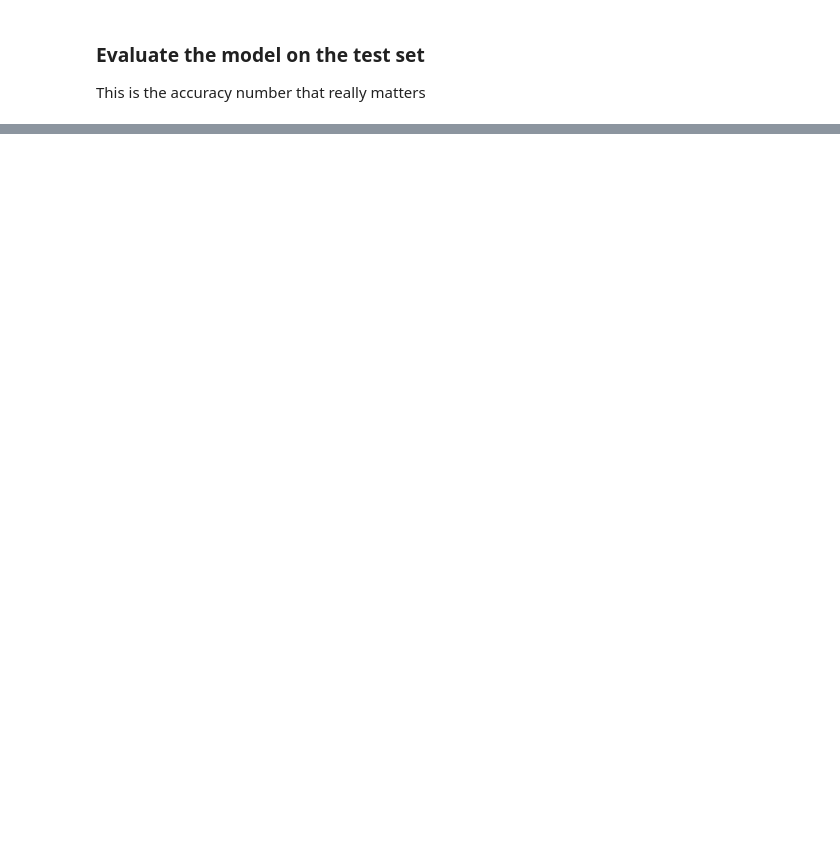
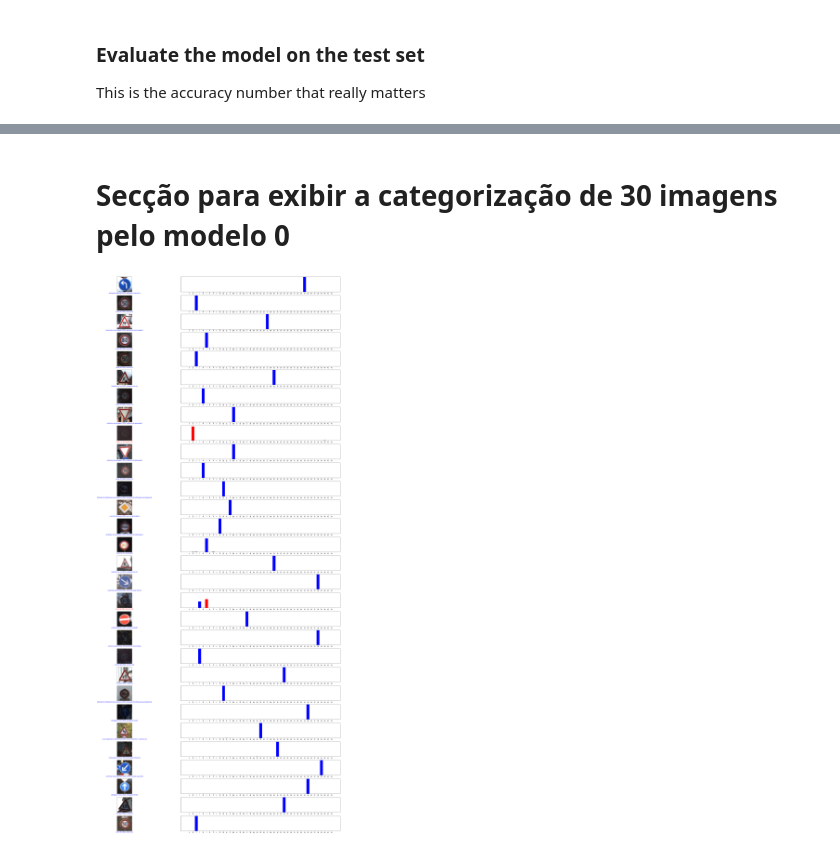
Before and after one commit to Zayts3v/TA-2020, a Jupyter notebook: Trabalho.ipynb, the cells around one changed output, grey strips where cells are left out. Saved outputs shown, nothing was run; the diff lists cells and outputs as text; code cells hidden in the pictures; blank space fills up the shorter version.

```diff
--- a/Trabalho.ipynb
+++ b/Trabalho.ipynb
@@ -164,7 +181,7 @@ show_batch(image_batch, label_batch.numpy())
 ### Build a simple network
 # %%
 from tensorflow.keras.models import Sequential
-from tensorflow.keras.layers import Dense, Dropout, Activation, Flatten, Conv2D, MaxPooling2D,GlobalAveragePooling2D
+from tensorflow.keras.layers import Dense, Dropout, Activation, Flatten, Conv2D, MaxPooling2D,GlobalAveragePooling2D, BatchNormalization
 from tensorflow.keras import metrics
 from tensorflow.keras.optimizers import Adam, Adadelta
 
@@ -187,10 +204,11 @@ def cnn55D3L2FC(classCount, imgSize, channels):
 
 
     model.add(Flatten())
-    model.add(Dense(128, activation='relu'))
+    model.add(Dense(256, activation='relu'))
+    model.add(BatchNormalization())
     model.add(Dropout(0.4))
-    model.add(Dense(64, activation='relu'))
-    model.add(Dropout(0.4))
+    #model.add(Dense(64, activation='relu'))
+    #model.add(Dropout(0.4))
     #model.add(Dense(128, activation='relu'))
     #model.add(Dropout(0.4))
 
@@ -300,3 +460,5 @@ models[4].evaluate(testset)
+# %% [markdown]
+# Secção para exibir a categorização de 30 imagens pelo modelo 0
 # %%
 
 class_names = np.array(['limite 20','limite 30', 'limite 50', 'limmite 60', 'limite 70', 'limite 80', 'fim limite 80', 'limite 100', 'limite 120', 'proibição de ultrapassar', 'proibição de ultrapassar para pesados', 'cruzamento', 'via com prioridade', 'cedência de passagem', 'stop', 'trânsito proibido', 'trânsito proibido mercadorias', 'sentido proibido', 'perigo qualquer', 'curva esquerda', 'curva direita', 'curva esquerda e contracurva', 'lomba ou depressão', 'pavimento escorregadio', 'passagem estreita', 'trabalhos na via', 'sinalização luminosa', 'travessia de peões', 'crianças', 'ciclistas', 'neve', 'animais', 'fim proibição', 'obrigação direita', 'obrigação esquerda', 'obrigação frente', 'obrigação direita ou frente', 'obrigação frente ou esquerda', 'contornar pela direita', 'contornar pela esquerda', 'obrigação rotunda', 'fim proibição ultrapassagem', 'fim proibição ultrapassagem pesados'])
@@ -320,36 +482,45 @@ def plot_image(predictions_array, true_label, img):
   plt.xlabel("{} {:2.0f}% ({})".format(class_names[predicted_label],
                                 100*np.max(predictions_array),
                                 class_names[true_label]),
                                 color=color)
 
 def plot_value_array(predictions_array, true_label):
   #predictions_array, true_label = predictions_array, true_label[i]
   true_label = np.argmax(true_label)
   plt.grid(False)
   plt.xticks(range(43))
   plt.yticks([])
   thisplot = plt.bar(range(43), predictions_array, color="#777777")
   plt.ylim([0, 1])
   predicted_label = np.argmax(predictions_array)
 
   thisplot[predicted_label].set_color('red')
   thisplot[true_label].set_color('blue')
 
 # Plot the first X test images, their predicted labels, and the true labels.
 # Color correct predictions in blue and incorrect predictions in red.
 num_rows = 30
 num_cols = 1
 num_images = num_rows*num_cols
 plt.figure(figsize=(8*2*2*num_cols, 2*num_rows))
-j=0
-for i in testset.take(1):
-  a = model.predict(i)
+
+selected=0
+for i in testset.take(-1):
+  a = models[0].predict(i)
   image,label = i
-  for j in range(num_images):
-    plt.subplot(num_rows, 2*num_cols, 2*j+1)
+  for j in range(BATCH_SIZE):
+    plt.subplot(num_rows, 2*num_cols, 2*selected+1)
     plot_image(a[j], label.numpy()[j], image.numpy()[j])
-    plt.subplot(num_rows, 2*num_cols, 2*j+2)
+    plt.subplot(num_rows, 2*num_cols, 2*selected+2)
     plot_value_array(a[j], label.numpy()[j])
+    selected = selected + 1
+    if selected >= num_images:
+        break
+  if selected >= num_images:
+    break
+
 
 plt.tight_layout()
 plt.show()
+# %% [output]
+[figure, added]
```
Also changed, not shown: parts of 16 cells of this notebook.
